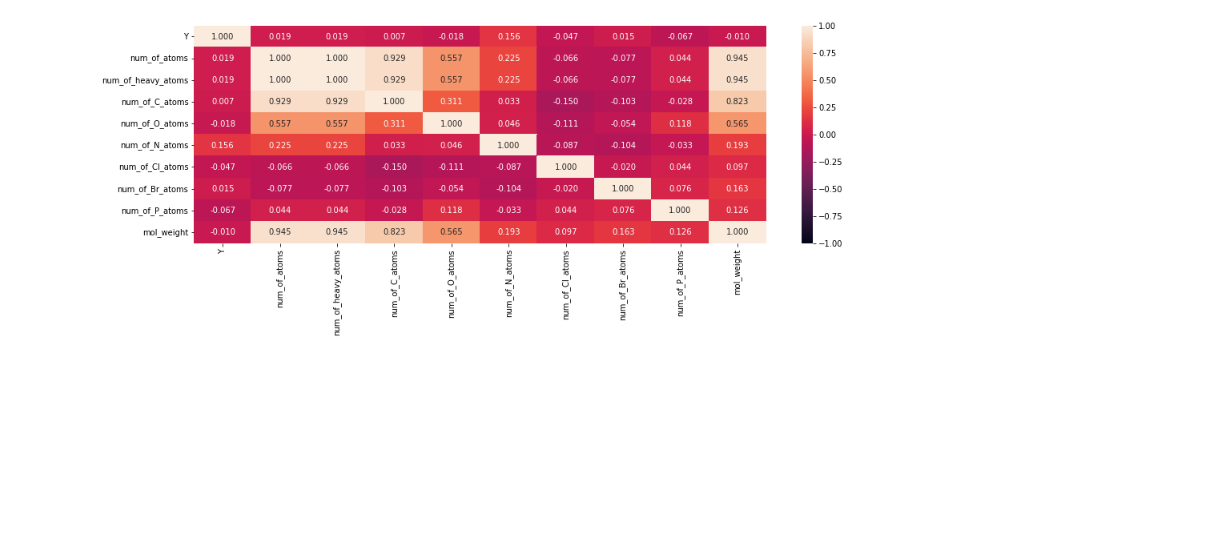
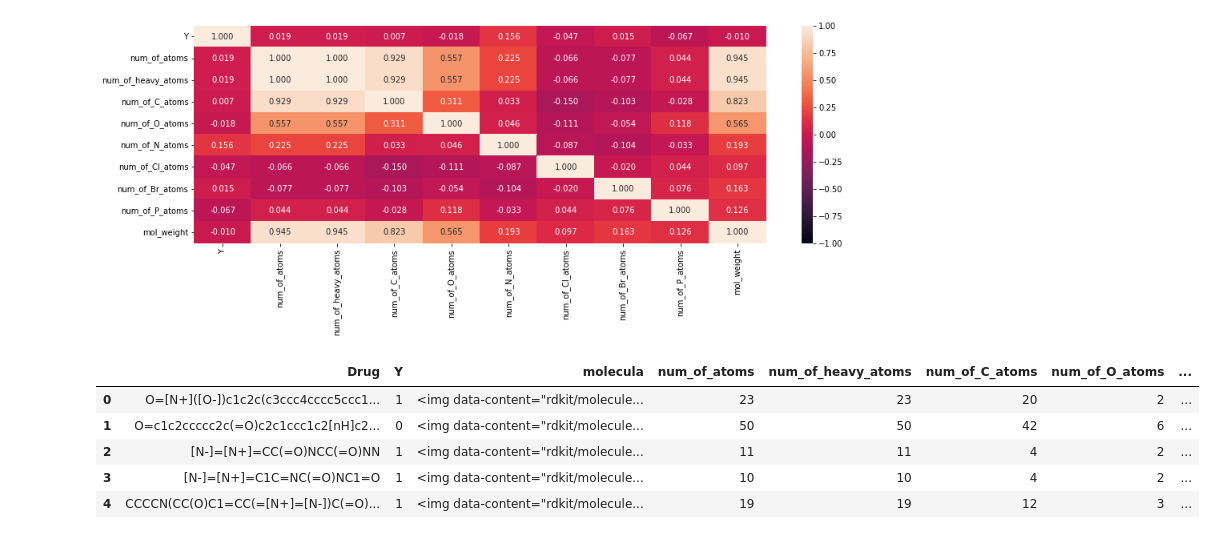
Before and after one commit to Mcotea/farm_hack, a Jupyter notebook: ames_test.ipynb, the cells around one changed output. Cells and saved outputs as stored; diff of their text form; code cells hidden in the pictures; blank space fills up the shorter version.

```diff
--- a/ames_test.ipynb
+++ b/ames_test.ipynb
@@ -99,7 +99,6 @@ df.head()
 | 3 | [N-]=[N+]=C1C=NC(=O)NC1=O | 1 | <rdkit.Chem.rdchem.Mol object at ... | 10 | 10 | 4 | 2 | ... |
 | 4 | CCCCN(CC(O)C1=CC(=[N+]=[N-])C(=O)... | 1 | <rdkit.Chem.rdchem.Mol object at ... | 19 | 19 | 12 | 3 | ... |
 # %%
-df = df.drop(['molecula'], axis=1)
 corr = df.corr()
 plt.figure(figsize = (16,5))
 sns.heatmap(corr, vmax=1, vmin=-1,
@@ -111,0 +116,16 @@ sns.heatmap(corr, vmax=1, vmin=-1,
+# %%
+from mol2vec.features import mol2alt_sentence, mol2sentence, MolSentence, DfVec, sentences2vec
+from gensim.models import word2vec
+
+# model = word2vec.Word2Vec.load('model_300dim.pkl')
+df['sentence'] = df.apply(lambda x: MolSentence(mol2alt_sentence(x['molecula'], 1)), axis=1)
+# data['mol2vec'] = [DfVec(x) for x in sentences2vec(data['sentence'], model, unseen='UNK')]
+# data['vec'] = data['mol2vec'].vec
+df.head()
+# %% [output]
+|  | Drug | Y | molecula | num_of_atoms | num_of_heavy_atoms | num_of_C_atoms | num_of_O_atoms | ... |
+| 0 | O=[N+]([O-])c1c2c(c3ccc4cccc5ccc1... | 1 | <img data-content="rdkit/molecule... | 23 | 23 | 20 | 2 | ... |
+| 1 | O=c1c2ccccc2c(=O)c2c1ccc1c2[nH]c2... | 0 | <img data-content="rdkit/molecule... | 50 | 50 | 42 | 6 | ... |
+| 2 | [N-]=[N+]=CC(=O)NCC(=O)NN | 1 | <img data-content="rdkit/molecule... | 11 | 11 | 4 | 2 | ... |
+| 3 | [N-]=[N+]=C1C=NC(=O)NC1=O | 1 | <img data-content="rdkit/molecule... | 10 | 10 | 4 | 2 | ... |
+| 4 | CCCCN(CC(O)C1=CC(=[N+]=[N-])C(=O)... | 1 | <img data-content="rdkit/molecule... | 19 | 19 | 12 | 3 | ... |
```
Also changed, not shown: parts of 8 cells of this notebook.
